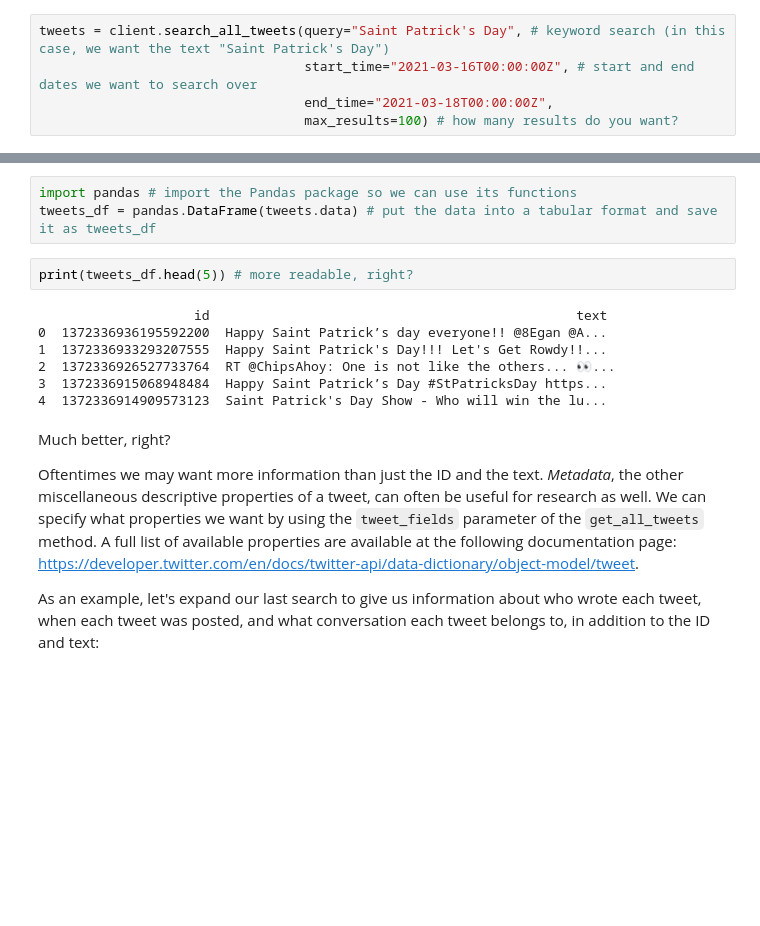
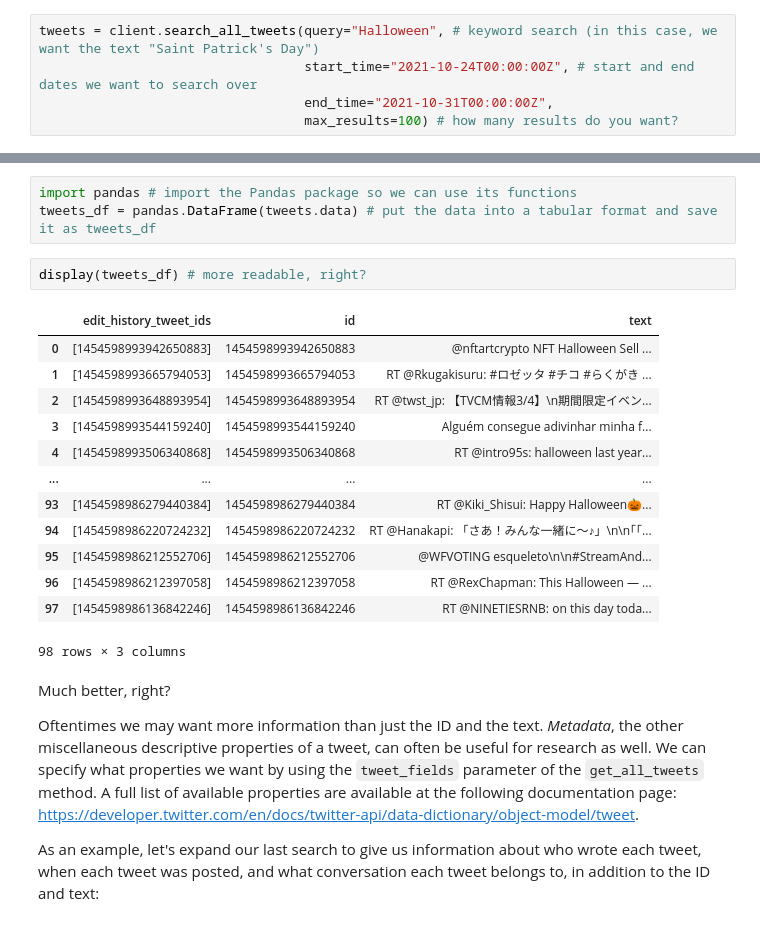
Before and after one commit to jpwchang/API-Workshop-Series, a Jupyter notebook: API-Workshop-Fall22/API_F22_PythonDemo.ipynb, the cells around one changed output, grey strips where cells are left out. Drawn from its saved outputs; the diff is of its cells as text; blank space fills up the shorter version.

```diff
--- a/API-Workshop-Fall22/API_F22_PythonDemo.ipynb
+++ b/API-Workshop-Fall22/API_F22_PythonDemo.ipynb
@@ -72,7 +74,7 @@ Client.search_all_tweets(
 
 As you can see, we have the ability to specify our search via a query, set a date beginning or end, the number of tweets we want, and more! Let's try an example:
 # %%
-tweets = client.search_all_tweets(query="Saint Patrick's Day", # keyword search (in this case, we want the text "Saint Patrick's Day")
-                                  start_time="2021-03-16T00:00:00Z", # start and end dates we want to search over
-                                  end_time="2021-03-18T00:00:00Z",
+tweets = client.search_all_tweets(query="Halloween", # keyword search (in this case, we want the text "Saint Patrick's Day")
+                                  start_time="2021-10-24T00:00:00Z", # start and end dates we want to search over
+                                  end_time="2021-10-31T00:00:00Z",
                                   max_results=100) # how many results do you want?
@@ -107,14 +90,21 @@ This is not exactly very human-readable! But if we look carefully there are a fe
 import pandas # import the Pandas package so we can use its functions
 tweets_df = pandas.DataFrame(tweets.data) # put the data into a tabular format and save it as tweets_df
 # %%
-print(tweets_df.head(5)) # more readable, right?
+display(tweets_df) # more readable, right?
 # %% [output]
+|  | edit_history_tweet_ids | id | text |
+| 0 | [1454598993942650883] | 1454598993942650883 | @nftartcrypto NFT Halloween Sell ... |
+| 1 | [1454598993665794053] | 1454598993665794053 | RT @Rkugakisuru: #ロゼッタ #チコ #らくがき ... |
+| 2 | [1454598993648893954] | 1454598993648893954 | RT @twst_jp: 【TVCM情報3/4】\n期間限定イベン... |
+| 3 | [1454598993544159240] | 1454598993544159240 | Alguém consegue adivinhar minha f... |
+| 4 | [1454598993506340868] | 1454598993506340868 | RT @intro95s: halloween last year... |
+| ... | ... | ... | ... |
+| 93 | [1454598986279440384] | 1454598986279440384 | RT @Kiki_Shisui: Happy Halloween🎃... |
+| 94 | [1454598986220724232] | 1454598986220724232 | RT @Hanakapi: 「さあ！みんな一緒に〜♪」\n\n｢｢... |
+| 95 | [1454598986212552706] | 1454598986212552706 | @WFVOTING esqueleto\n\n#StreamAnd... |
+| 96 | [1454598986212397058] | 1454598986212397058 | RT @RexChapman: This Halloween — ... |
+| 97 | [1454598986136842246] | 1454598986136842246 | RT @NINETIESRNB: on this day toda... |
-                    id                                               text
-0  1372336936195592200  Happy Saint Patrick’s day everyone!! @8Egan @A...
-1  1372336933293207555  Happy Saint Patrick's Day!!! Let's Get Rowdy!!...
-2  1372336926527733764  RT @ChipsAhoy: One is not like the others... 👀...
-3  1372336915068948484  Happy Saint Patrick’s Day #StPatricksDay https...
-4  1372336914909573123  Saint Patrick's Day Show - Who will win the lu...
+98 rows × 3 columns
 # %% [markdown]
 Much better, right?
 
```
Also changed, not shown: parts of 16 cells of this notebook.
